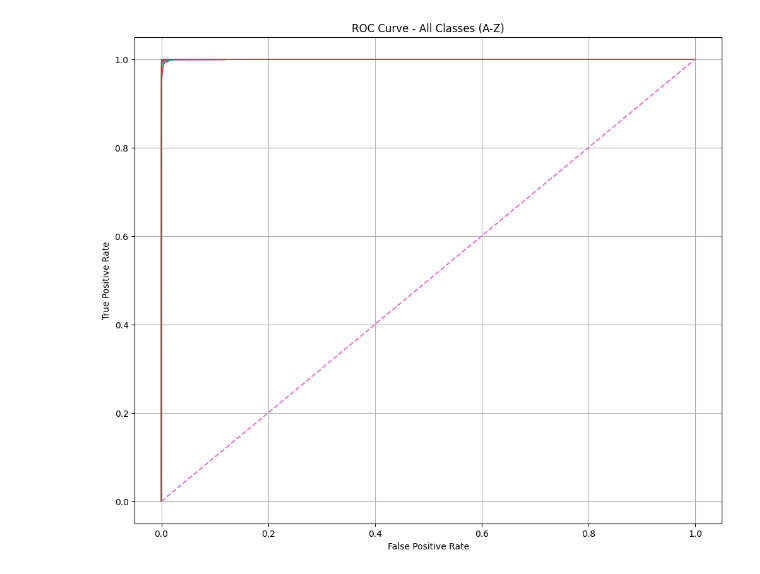
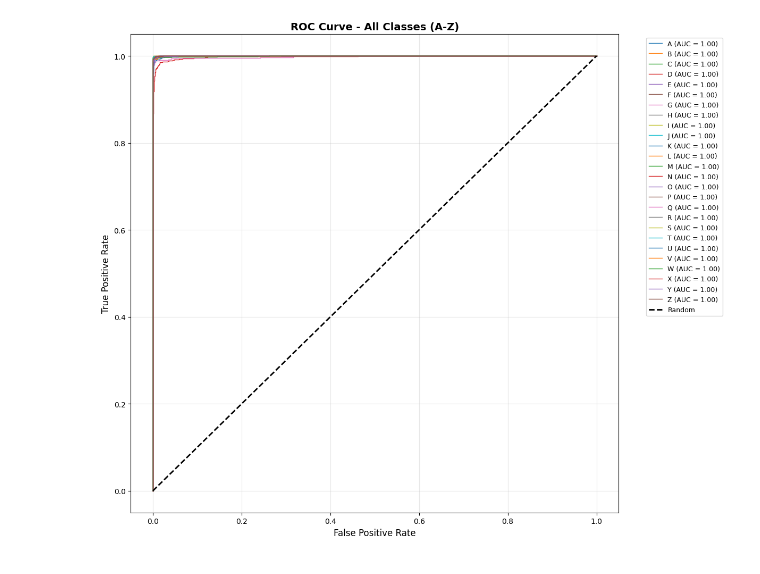
Before and after one commit to moaaz-khaled/Alphabet-Classification-Description, a Jupyter notebook: src/vgg-19.ipynb, the cells around one changed output. Saved outputs shown, nothing was run; the diff lists cells and outputs as text; code cells hidden in the pictures.

```diff
--- a/src/vgg-19.ipynb
+++ b/src/vgg-19.ipynb
@@ -123,18 +214,21 @@ Test batches: 4656
 l2 = tf.keras.regularizers.l2(1e-4)
 model = models.Sequential()
 
+# Block 1
 model.add(layers.Conv2D(64, (3,3), activation='relu', padding='same', kernel_regularizer=l2, input_shape=(224,224,3)))
 model.add(layers.BatchNormalization())
 model.add(layers.Conv2D(64, (3,3), activation='relu', padding='same', kernel_regularizer=l2))
 model.add(layers.BatchNormalization())
 model.add(layers.MaxPooling2D((2,2)))
 
+# Block 2
 model.add(layers.Conv2D(128, (3,3), activation='relu', padding='same', kernel_regularizer=l2))
 model.add(layers.BatchNormalization())
 model.add(layers.Conv2D(128, (3,3), activation='relu', padding='same', kernel_regularizer=l2))
 model.add(layers.BatchNormalization())
 model.add(layers.MaxPooling2D((2,2)))
 
+# Block 3
 model.add(layers.Conv2D(256, (3,3), activation='relu', padding='same', kernel_regularizer=l2))
 model.add(layers.BatchNormalization())
 model.add(layers.Conv2D(256, (3,3), activation='relu', padding='same', kernel_regularizer=l2))
@@ -145,6 +239,7 @@ model.add(layers.Conv2D(256, (3,3), activation='relu', padding='same', kernel_re
 model.add(layers.BatchNormalization())
 model.add(layers.MaxPooling2D((2,2)))
 
+# Block 4
 model.add(layers.Conv2D(512, (3,3), activation='relu', padding='same', kernel_regularizer=l2))
 model.add(layers.BatchNormalization())
 model.add(layers.Conv2D(512, (3,3), activation='relu', padding='same', kernel_regularizer=l2))
@@ -155,6 +250,7 @@ model.add(layers.Conv2D(512, (3,3), activation='relu', padding='same', kernel_re
 model.add(layers.BatchNormalization())
 model.add(layers.MaxPooling2D((2,2)))
 
+# Block 5
 model.add(layers.Conv2D(512, (3,3), activation='relu', padding='same', kernel_regularizer=l2))
 model.add(layers.BatchNormalization())
 model.add(layers.Conv2D(512, (3,3), activation='relu', padding='same', kernel_regularizer=l2))
@@ -165,11 +261,12 @@ model.add(layers.Conv2D(512, (3,3), activation='relu', padding='same', kernel_re
 model.add(layers.BatchNormalization())
 model.add(layers.MaxPooling2D((2,2)))
 
+# Fully Connected Layers
 model.add(layers.Flatten())
-model.add(layers.Dense(1024, activation='relu'))
+model.add(layers.Dense(4096, activation='relu', kernel_regularizer=l2))
 model.add(layers.BatchNormalization())
 model.add(layers.Dropout(0.5))
-model.add(layers.Dense(512, activation='relu'))
+model.add(layers.Dense(4096, activation='relu', kernel_regularizer=l2))
 model.add(layers.BatchNormalization())
 model.add(layers.Dropout(0.5))
 model.add(layers.Dense(26, activation='softmax'))
@@ -278,23 +433,24 @@ weighted avg       0.99      0.99      0.99     74490
 # %%
 cm = confusion_matrix(y_true, y_pred)
-plt.figure(figsize=(12, 10))
-plt.imshow(cm, interpolation='nearest')
-plt.title("Confusion Matrix")
-plt.colorbar()
+plt.figure(figsize=(14, 12))
+plt.imshow(cm, interpolation='nearest', cmap='Blues')
+plt.title("Confusion Matrix - All Classes (A-Z)", fontsize = 14, fontweight='bold')
+plt.colorbar(label='Count')
 
-classes = [chr(i) for i in range(65, 91)]  # A-Z
+classes = [chr(i) for i in range(65, 91)]
 tick_marks = np.arange(len(classes))
-plt.xticks(tick_marks, classes, rotation=90)
+plt.xticks(tick_marks, classes, rotation=45)
 plt.yticks(tick_marks, classes)
 
 thresh = cm.max() / 2
 for i, j in product(range(cm.shape[0]), range(cm.shape[1])):
     plt.text(j, i, format(cm[i, j], 'd'),
              horizontalalignment="center",
-             color="white" if cm[i, j] > thresh else "black")
+             color="white" if cm[i, j] > thresh else "black",
+             fontsize=8)
 
-plt.ylabel("True Label")
-plt.xlabel("Predicted Label")
+plt.ylabel("True Label", fontsize=12)
+plt.xlabel("Predicted Label", fontsize=12)
 plt.tight_layout()
 plt.show()
 # %% [output]
@@ -302,25 +458,27 @@ plt.show()
 # %%
 fpr = {}
 tpr = {}
 roc_auc = {}
 
 y_true_onehot = np.zeros((len(y_true), 26))
 for i, label in enumerate(y_true):
     y_true_onehot[i, label] = 1
 
 for i in range(26):
     fpr[i], tpr[i], _ = roc_curve(y_true_onehot[:, i], y_prob[:, i])
     roc_auc[i] = auc(fpr[i], tpr[i])
 
 plt.figure(figsize=(12, 10))
 for i in range(26):
-    plt.plot(fpr[i], tpr[i], lw=1)
+    plt.plot(fpr[i], tpr[i], lw=1, label=f'{chr(65+i)} (AUC = {roc_auc[i]:.2f})')
 
-plt.plot([0, 1], [0, 1], linestyle='--')
-plt.title("ROC Curve - All Classes (A-Z)")
-plt.xlabel("False Positive Rate")
-plt.ylabel("True Positive Rate")
-plt.grid()
+plt.plot([0, 1], [0, 1], linestyle='--', lw=2, color='black', label='Random')
+plt.title("ROC Curve - All Classes (A-Z)", fontsize=14, fontweight='bold')
+plt.xlabel("False Positive Rate", fontsize=12)
+plt.ylabel("True Positive Rate", fontsize=12)
+plt.legend(bbox_to_anchor=(1.05, 1), loc='upper left', fontsize=9)
+plt.grid(True, alpha=0.3)
+plt.tight_layout()
 plt.show()
 # %% [output]
-[figure, old version]
+[figure, new version]
```
Also changed, not shown: parts of 17 cells of this notebook, 1 other file.
